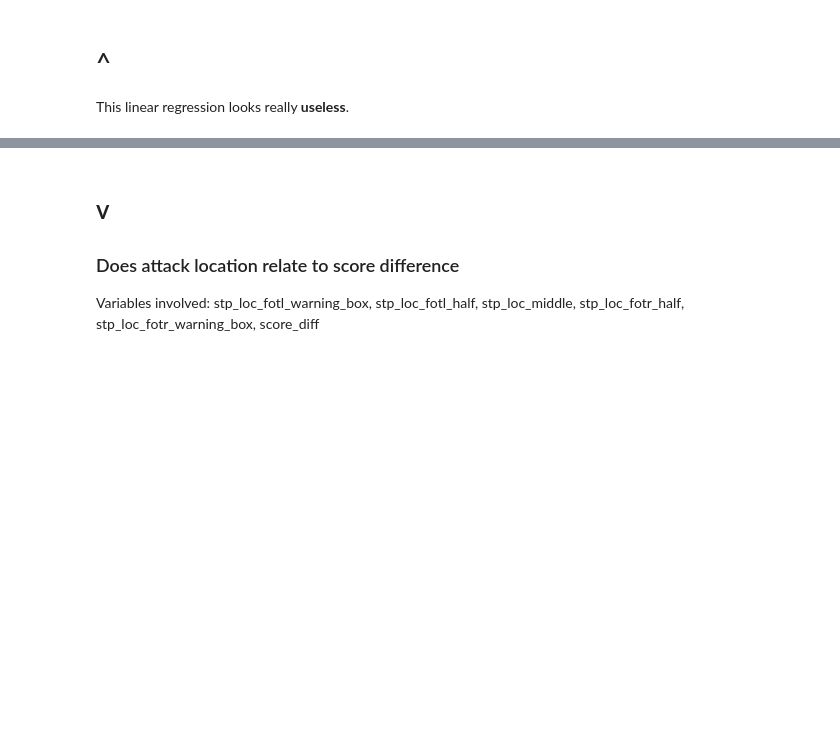
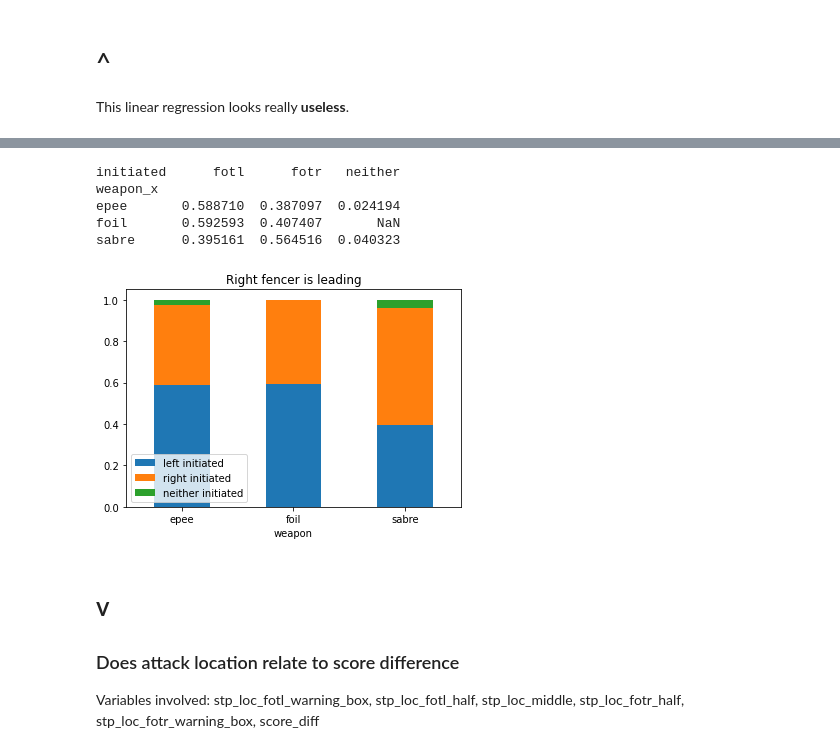
Before and after one commit to KySoza/fencing_2024-data-science-project, a Jupyter notebook: Linear_regression_with_score_differences.ipynb, the cells around one changed output, grey strips where cells are left out. Saved outputs shown, nothing was run; the diff lists cells and outputs as text; code cells hidden in the pictures; blank space fills up the shorter version.

```diff
--- a/Linear_regression_with_score_differences.ipynb
+++ b/Linear_regression_with_score_differences.ipynb
@@ -230,3 +219,21 @@ initiated
+# %%
+prop = ((df_right.groupby(['weapon_x', 'initiated']).dummy.sum()
+         /df_right.dummy.sum()).unstack('initiated'))
+prop = prop.div(prop.sum(axis=1),axis=0)
+print(prop)
+
+ax = prop.plot.bar(stacked='True', title='Right fencer is leading',
+                  rot = 0)
+ax.legend(['left initiated', 'right initiated', 'neither initiated'])
+plt.xlabel('weapon')
+plt.show()
+# %% [output]
+initiated      fotl      fotr   neither
+weapon_x
+epee       0.588710  0.387097  0.024194
+foil       0.592593  0.407407       NaN
+sabre      0.395161  0.564516  0.040323
+[figure, added]
 # %% [markdown]
 
 # v
```
Also changed, not shown: parts of 12 cells of this notebook.
